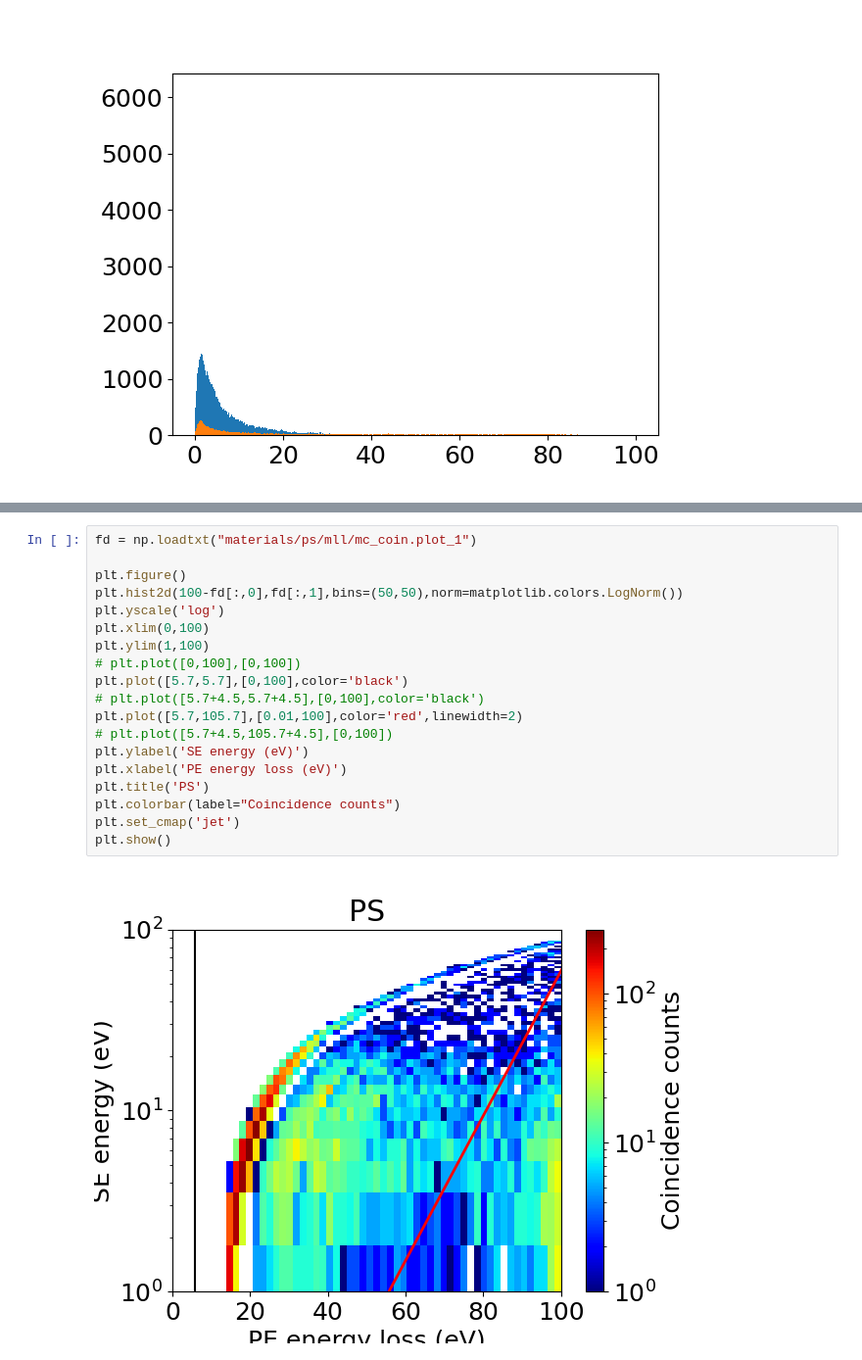
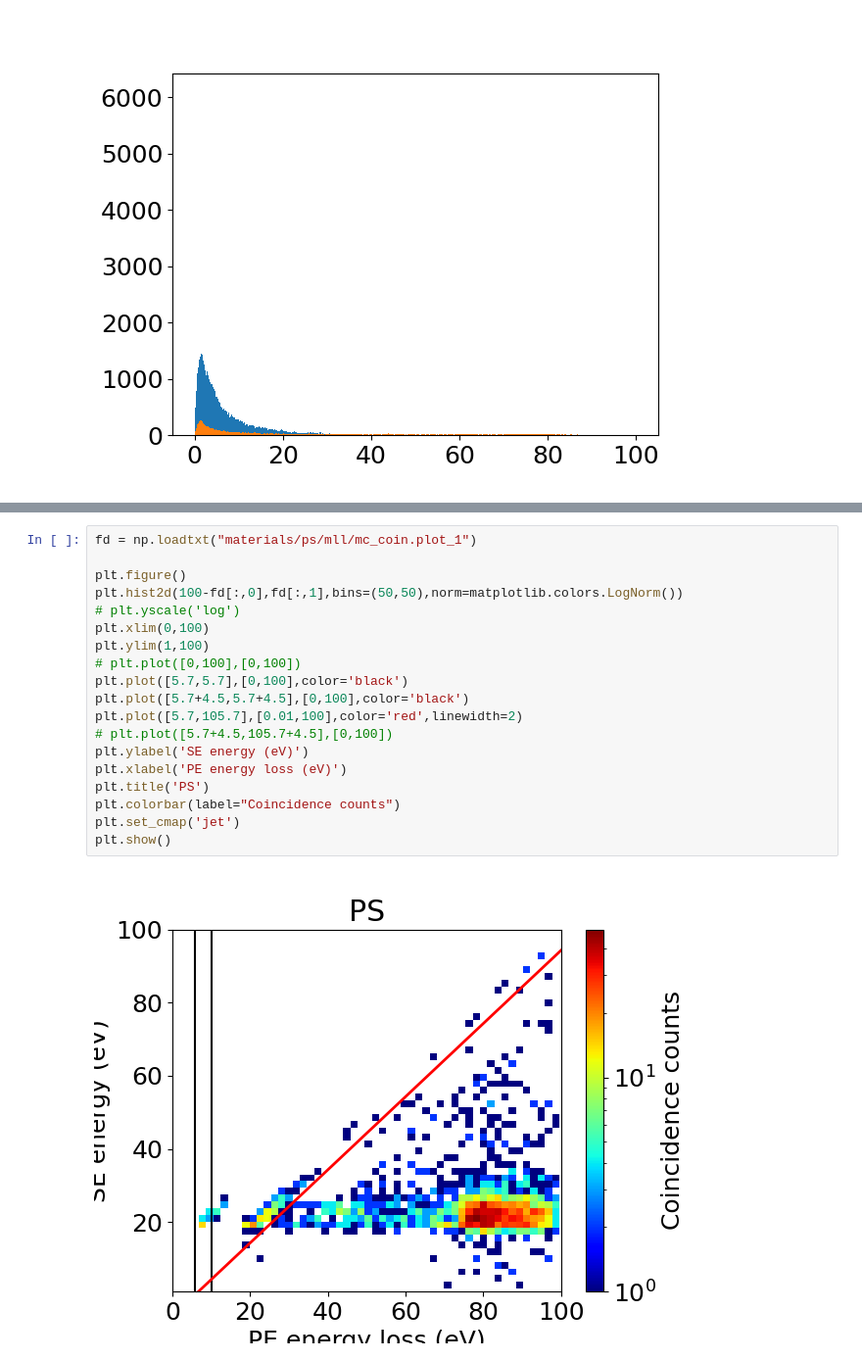
Before and after one commit to oridzel/mast_sey, a Jupyter notebook: plot.ipynb, the cells around one changed output, grey strips where cells are left out. Shown at 98% size. Cells and saved outputs as stored; diff of their text form.

```diff
--- a/plot.ipynb
+++ b/plot.ipynb
@@ -168,21 +171,21 @@ plt.show()
 # %%
 fd = np.loadtxt("materials/ps/mll/mc_coin.plot_1")
 
 plt.figure()
 plt.hist2d(100-fd[:,0],fd[:,1],bins=(50,50),norm=matplotlib.colors.LogNorm())
-plt.yscale('log')
+# plt.yscale('log')
 plt.xlim(0,100)
 plt.ylim(1,100)
 # plt.plot([0,100],[0,100])
 plt.plot([5.7,5.7],[0,100],color='black')
-# plt.plot([5.7+4.5,5.7+4.5],[0,100],color='black')
+plt.plot([5.7+4.5,5.7+4.5],[0,100],color='black')
 plt.plot([5.7,105.7],[0.01,100],color='red',linewidth=2)
 # plt.plot([5.7+4.5,105.7+4.5],[0,100])
 plt.ylabel('SE energy (eV)')
 plt.xlabel('PE energy loss (eV)')
 plt.title('PS')
 plt.colorbar(label="Coincidence counts")
 plt.set_cmap('jet')
 plt.show()
 # %% [output]
-[figure, old version]
+[figure, new version]
```
Also changed, not shown: parts of 4 cells of this notebook, 1 other file.
